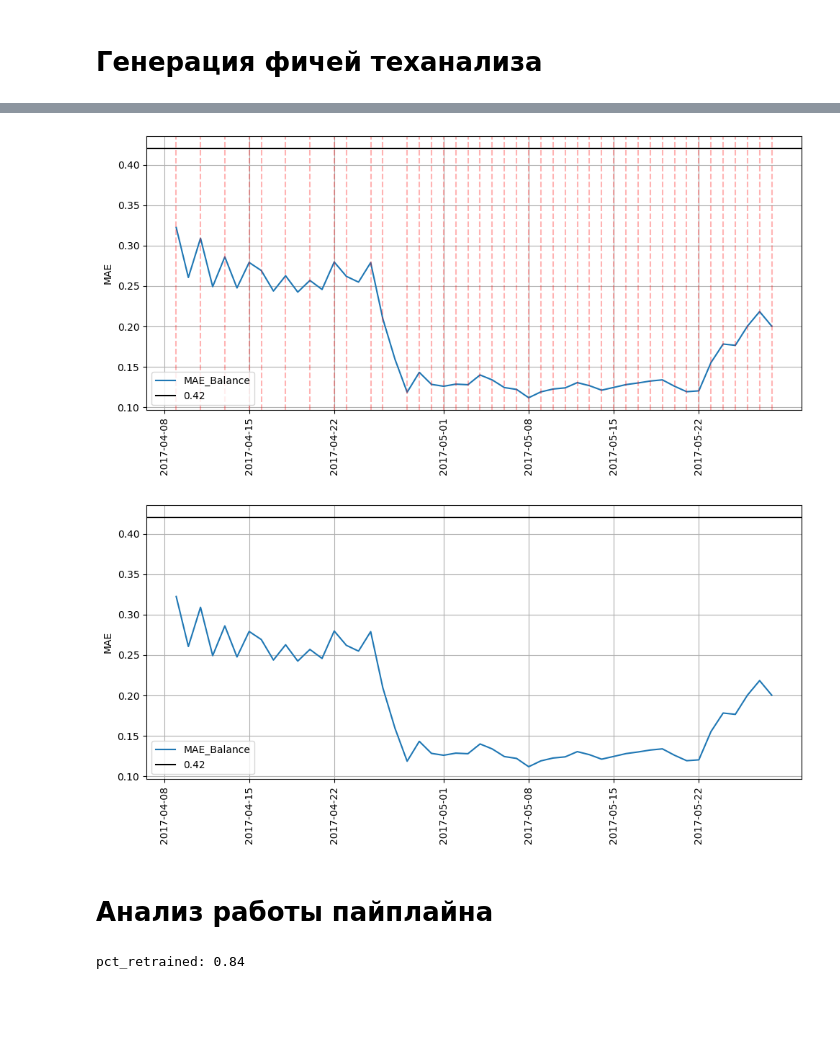
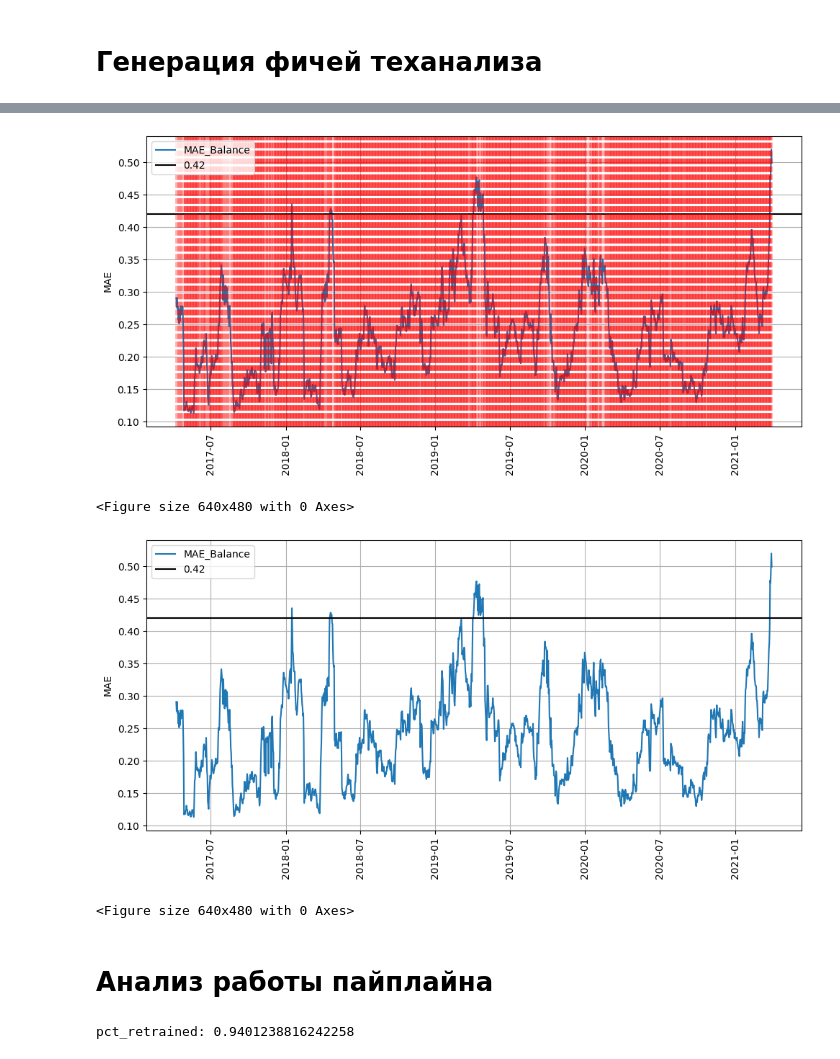
Before and after one commit to Blausher/ts, a Jupyter notebook: project.ipynb, the cells around one changed output, grey strips where cells are left out. Saved outputs shown, nothing was run; the diff lists cells and outputs as text; code cells hidden in the pictures; blank space fills up the shorter version.

Commit message:
experiment boosting

```diff
--- a/project.ipynb
+++ b/project.ipynb
@@ -79,11 +79,22 @@ talib.__version__
 # %% [markdown]
 # Загрузка данных
 # %%
-df = pd.read_excel('Project 2_2023.xlsx')
+df = pd.read_excel('data/Project 2_2023.xlsx')
 df['Date'] = pd.to_datetime(df['Date'])
 
 df['target_Income'] = df['Income'].shift(1) # предсказание следующего дня
 df['target_Outcome'] = df['Outcome'].shift(1)
 
-df.head()
+df_external = pd.read_excel('data/ts_data_new_filled_v2.xlsx') # мерджим с external фичами
+df_external = df_external.drop(columns = ['min_repo_rates_3m', 'min_repo_rates_6m'])
+df_external['date'] = pd.to_datetime(df_external['date'])
+
+print(df_external.shape, df.shape)
+
+df = df.merge(df_external.drop(columns = ['Income', 'Outcome', 'Balance', 'Saldo']),
+         left_on = 'Date', right_on = 'date'
+         ).drop(columns='date')
+new_col_names = (['Date', 'Income', 'Outcome', 'Balance', 'target_Income', 'target_Outcome']
+                 + ['%-' + x for x in df.columns if x not in ['Date', 'Income', 'Outcome', 'Balance', 'target_Income', 'target_Outcome']])
+df.columns = new_col_names
 # %% [output]
@@ -191,7 +189,7 @@ class ModelRunner:
         dict_in = None # нужная заглушка
         prev_mae = None # нужная заглушка
 
-        for idx in tqdm(range(self.min_train_days, len(self.dataframe) - self.test_days + 1)[:50]): # [:50]
+        for idx in tqdm(range(self.min_train_days, len(self.dataframe) - self.test_days + 1)): # [:50]
             train_end_idx = idx
             test_end_idx = idx + self.test_days
 
@@ -252,7 +250,7 @@ class ModelRunner:
             # Compare to previous MAE
             if prev_mae is not None:
                 mae_pct_change = (mae - prev_mae) / prev_mae
-                print('LINE:', 'prev_mae:', prev_mae, 'cur_mae',mae, 'pct_change:', mae_pct_change)
+                print('LINE:', 'prev_mae:', np.round(prev_mae,2), 'cur_mae',np.round(mae,2), 'pct_change:', np.round(mae_pct_change,2))
 
                 if (mae_pct_change >= 0.01) \
                     or self.check_increase(series = self.df_results['MAE_Balance'], threshold = 0.05, n_last_points = 5) \
@@ -302,7 +300,7 @@ class ModelRunner:
         sum_increases = last_10_pct.sum()
         return sum_increases > threshold
 
-    def plot_results(self, plot_retrain_points = False):
+    def plot_results(self, filename = None, plot_retrain_points = False):
         '''
         Визуализирует self.df_results
         '''
@@ -319,24 +317,25 @@ class ModelRunner:
         plt.grid()
         plt.show()
 
+        if filename:
+            plt.savefig(f'experiments_results/{filename}.png', dpi=300, bbox_inches='tight')
+
     @staticmethod
     def return_predictions(pipe_dict: dict, x_test: pd.DataFrame) -> np.array:
         '''
         Для того чтобы возвращать для Income и Outcome предикты
         '''
-
         selected_features_in = pipe_dict['features']
         model = pipe_dict['model']
-
         if isinstance(model, Lasso):
             X_test_scaled = pipe_dict['X_test_scaled']
             y_pred = model.predict(X_test_scaled)
         else:
             y_pred = model.predict(x_test[selected_features_in])
-
         return y_pred
 # %%
-mr = ModelRunner(dataframe=df_new, train_sample_format = 'sliding_window')
+mr = ModelRunner(dataframe=df_new, train_sample_format = 'sliding_window',
+                 test_days = 30, min_train_days = 60)
 # %%
 mr.run_loop()
 # %% [output]
@@ -377,11 +372,13 @@ LINE: prev_mae: 0.2183683767541065 cur_mae 0.21330291661964493 pct_change: -0.02
 # %%
-mr.plot_results(plot_retrain_points=True)
+mr.plot_results(filename = 'train60test30sliding_r', plot_retrain_points=True)
 # %% [output]
-[figure, old version]
+[figure, new version]
+<Figure size 640x480 with 0 Axes>
 # %%
-mr.plot_results(plot_retrain_points=False)
+mr.plot_results(filename = 'train60test30sliding',plot_retrain_points=False)
 # %% [output]
-[figure, old version]
+[figure, new version]
+<Figure size 640x480 with 0 Axes>
 # %%
 mr.df_results.to_excel('res.xlsx', index = False)
 # %% [markdown]
@@ -389,7 +386,7 @@ mr.df_results.to_excel('res.xlsx', index = False)
 # %%
 print('pct_retrained:', mr.df_results['Retrained'].eq(True).sum() / mr.df_results.shape[0])
 # %% [output]
-pct_retrained: 0.84
+pct_retrained: 0.9401238816242258
 # %%
 df_feats = mr.df_results[~mr.df_results['selected_features_in'].isna()]
 counter_in = Counter(df_feats['selected_features_in'].explode().to_list())
```
Also changed, not shown: parts of 10 cells of this notebook, 3 other files.
